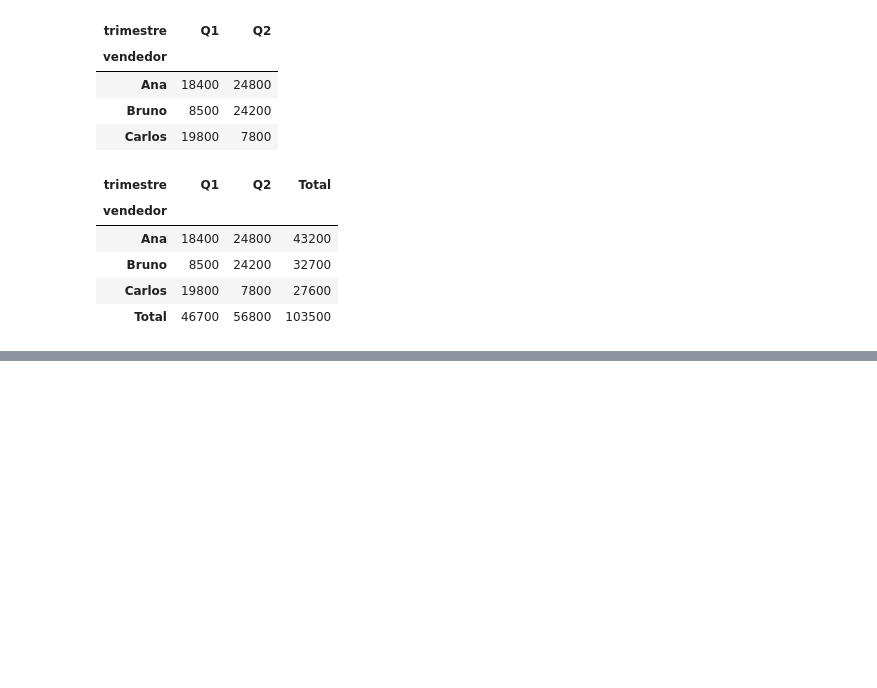
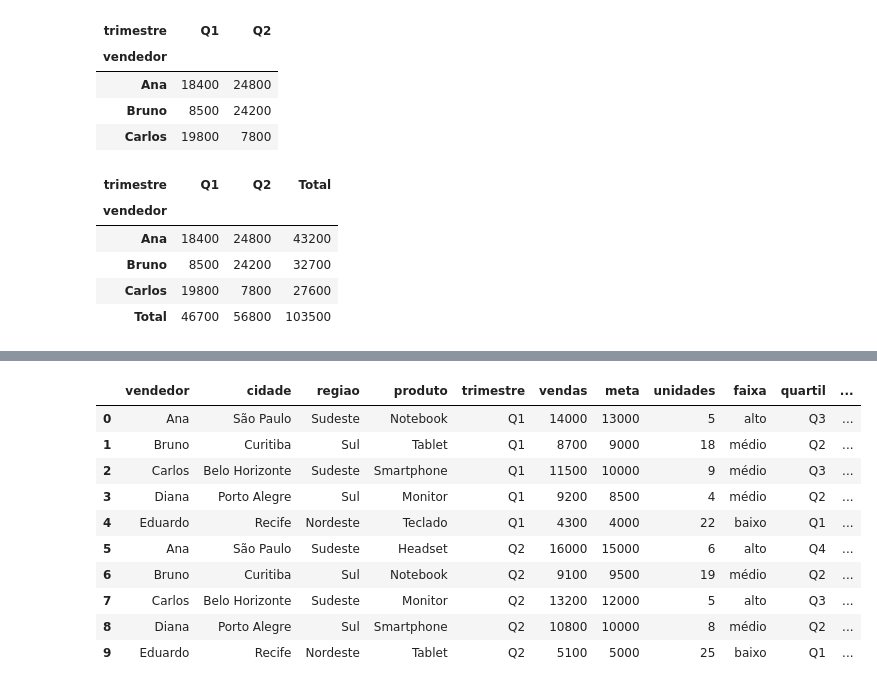
Before and after one commit to agnaldo-gonzaga/Data-Science-Learning, a Jupyter notebook: 02-Python/Notebooks/pandas_pivot_transformacao.ipynb, the cells around one changed output, grey strips where cells are left out. Cells and saved outputs as stored; diff of their text form; code cells hidden in the pictures; blank space fills up the shorter version.

Commit message:
Praticando Python | Pandas: crosstab, stack, unstack e transform

```diff
--- a/02-Python/Notebooks/pandas_pivot_transformacao.ipynb
+++ b/02-Python/Notebooks/pandas_pivot_transformacao.ipynb
@@ -71,0 +124,3 @@ multi_pivot
+# %%
+df = pd.DataFrame(dados2)
+df.head(10)
@@ -71,0 +215,22 @@ multi_pivot
+# %%
+# total de vendas do vendedor repetido em cada linha dele
+df["total_vendedor"] = df.groupby("vendedor")["vendas"].transform("sum")
+
+# média de vendas do grupo em cada linha
+df["media_vendedor"] = df.groupby("vendedor")["vendas"].transform("mean")
+
+# % que cada venda representa dentro do vendedor
+df["pct_vendedor"] = df["vendas"] / df.groupby("vendedor")["vendas"].transform("sum") * 100
+df.head(10)
+# %% [output]
+|  | vendedor | cidade | regiao | produto | trimestre | vendas | meta | unidades | faixa | quartil | ... |
+| 0 | Ana | São Paulo | Sudeste | Notebook | Q1 | 14000 | 13000 | 5 | alto | Q3 | ... |
+| 1 | Bruno | Curitiba | Sul | Tablet | Q1 | 8700 | 9000 | 18 | médio | Q2 | ... |
+| 2 | Carlos | Belo Horizonte | Sudeste | Smartphone | Q1 | 11500 | 10000 | 9 | médio | Q3 | ... |
+| 3 | Diana | Porto Alegre | Sul | Monitor | Q1 | 9200 | 8500 | 4 | médio | Q2 | ... |
+| 4 | Eduardo | Recife | Nordeste | Teclado | Q1 | 4300 | 4000 | 22 | baixo | Q1 | ... |
+| 5 | Ana | São Paulo | Sudeste | Headset | Q2 | 16000 | 15000 | 6 | alto | Q4 | ... |
+| 6 | Bruno | Curitiba | Sul | Notebook | Q2 | 9100 | 9500 | 19 | médio | Q2 | ... |
+| 7 | Carlos | Belo Horizonte | Sudeste | Monitor | Q2 | 13200 | 12000 | 5 | alto | Q3 | ... |
+| 8 | Diana | Porto Alegre | Sul | Smartphone | Q2 | 10800 | 10000 | 8 | médio | Q2 | ... |
+| 9 | Eduardo | Recife | Nordeste | Tablet | Q2 | 5100 | 5000 | 25 | baixo | Q1 | ... |
```
Also changed, not shown: parts of 7 cells of this notebook.
